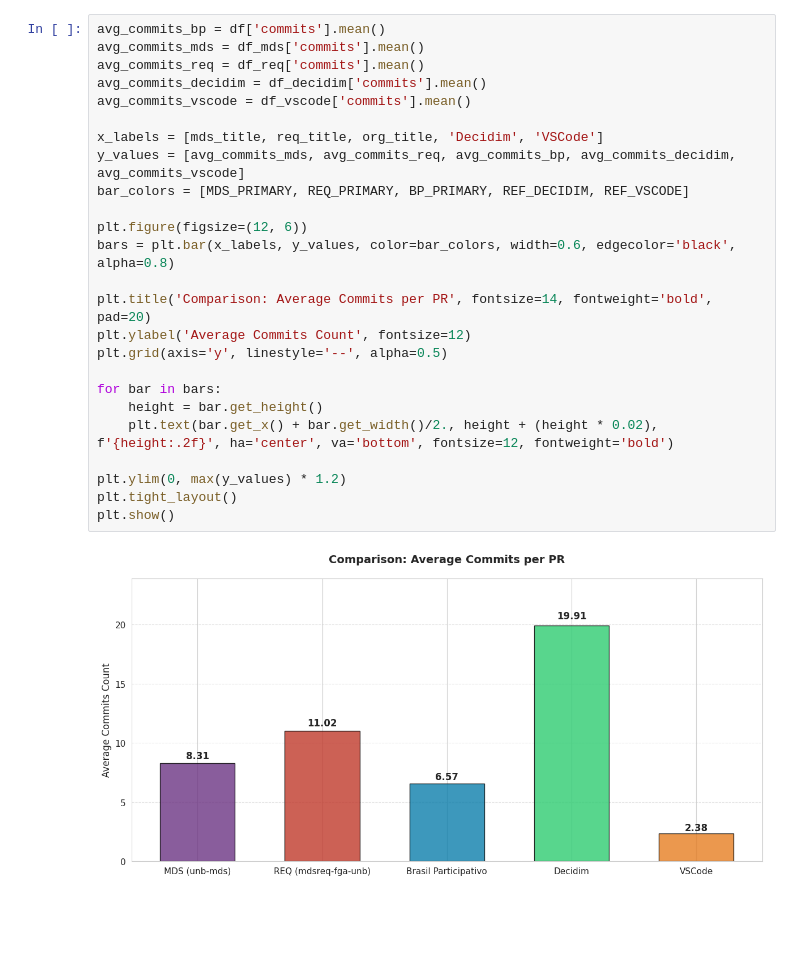
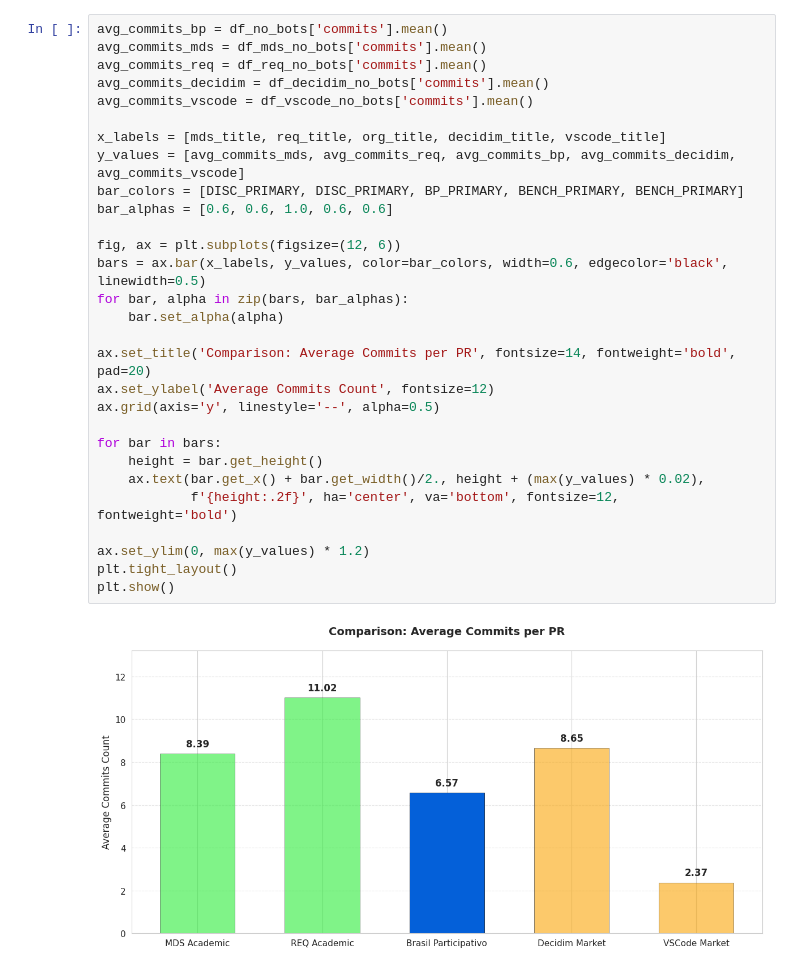
Before and after one commit to lablivre-unb/EbL_Over_PbL, a Jupyter notebook: metrics/notebooks/prs_viz_bp.ipynb, the cells around one changed output. Cells and saved outputs as stored; diff of their text form; blank space fills up the shorter version.

```diff
--- a/metrics/notebooks/prs_viz_bp.ipynb
+++ b/metrics/notebooks/prs_viz_bp.ipynb
@@ -334,29 +347,33 @@ plt.show()
 # %%
-avg_commits_bp = df['commits'].mean()
-avg_commits_mds = df_mds['commits'].mean()
-avg_commits_req = df_req['commits'].mean()
-avg_commits_decidim = df_decidim['commits'].mean()
-avg_commits_vscode = df_vscode['commits'].mean()
+avg_commits_bp = df_no_bots['commits'].mean()
+avg_commits_mds = df_mds_no_bots['commits'].mean()
+avg_commits_req = df_req_no_bots['commits'].mean()
+avg_commits_decidim = df_decidim_no_bots['commits'].mean()
+avg_commits_vscode = df_vscode_no_bots['commits'].mean()
 
-x_labels = [mds_title, req_title, org_title, 'Decidim', 'VSCode']
+x_labels = [mds_title, req_title, org_title, decidim_title, vscode_title]
 y_values = [avg_commits_mds, avg_commits_req, avg_commits_bp, avg_commits_decidim, avg_commits_vscode]
-bar_colors = [MDS_PRIMARY, REQ_PRIMARY, BP_PRIMARY, REF_DECIDIM, REF_VSCODE]
+bar_colors = [DISC_PRIMARY, DISC_PRIMARY, BP_PRIMARY, BENCH_PRIMARY, BENCH_PRIMARY]
+bar_alphas = [0.6, 0.6, 1.0, 0.6, 0.6]
 
-plt.figure(figsize=(12, 6))
-bars = plt.bar(x_labels, y_values, color=bar_colors, width=0.6, edgecolor='black', alpha=0.8)
+fig, ax = plt.subplots(figsize=(12, 6))
+bars = ax.bar(x_labels, y_values, color=bar_colors, width=0.6, edgecolor='black', linewidth=0.5)
+for bar, alpha in zip(bars, bar_alphas):
+    bar.set_alpha(alpha)
 
-plt.title('Comparison: Average Commits per PR', fontsize=14, fontweight='bold', pad=20)
-plt.ylabel('Average Commits Count', fontsize=12)
-plt.grid(axis='y', linestyle='--', alpha=0.5)
+ax.set_title('Comparison: Average Commits per PR', fontsize=14, fontweight='bold', pad=20)
+ax.set_ylabel('Average Commits Count', fontsize=12)
+ax.grid(axis='y', linestyle='--', alpha=0.5)
 
 for bar in bars:
     height = bar.get_height()
-    plt.text(bar.get_x() + bar.get_width()/2., height + (height * 0.02), f'{height:.2f}', ha='center', va='bottom', fontsize=12, fontweight='bold')
+    ax.text(bar.get_x() + bar.get_width()/2., height + (max(y_values) * 0.02),
+            f'{height:.2f}', ha='center', va='bottom', fontsize=12, fontweight='bold')
 
-plt.ylim(0, max(y_values) * 1.2)
+ax.set_ylim(0, max(y_values) * 1.2)
 plt.tight_layout()
 plt.show()
 # %% [output]
-[figure, old version]
+[figure, new version]
 # %%
 def count_unique_reviewers(reviewers_str):
```
Also changed, not shown: parts of 9 cells of this notebook.
